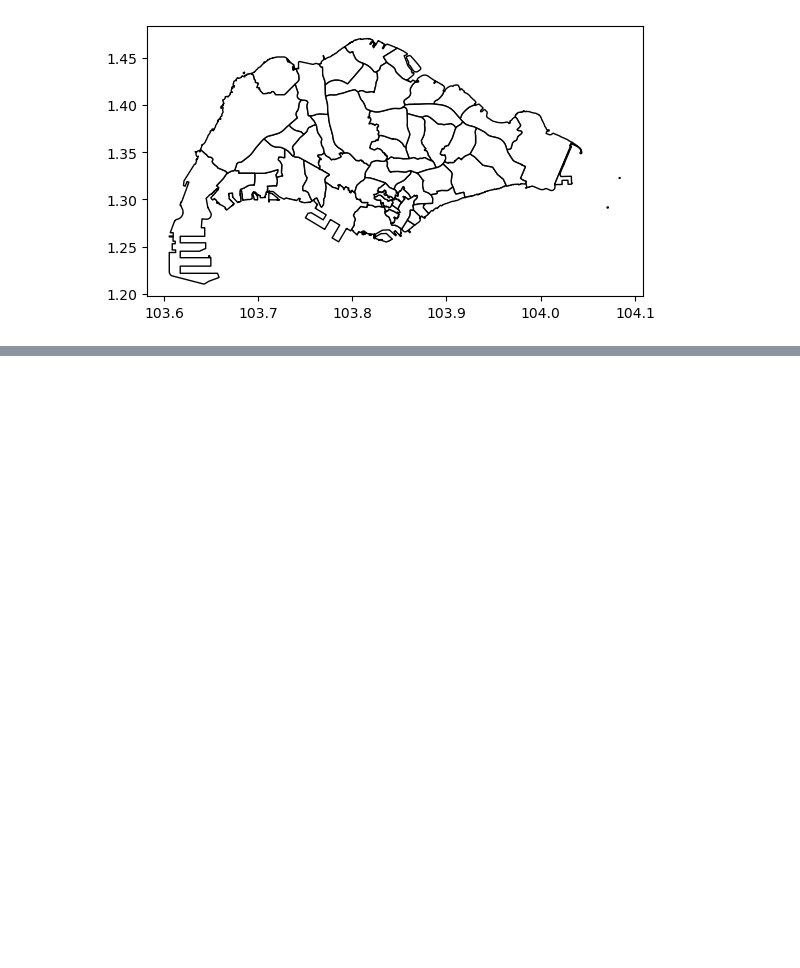
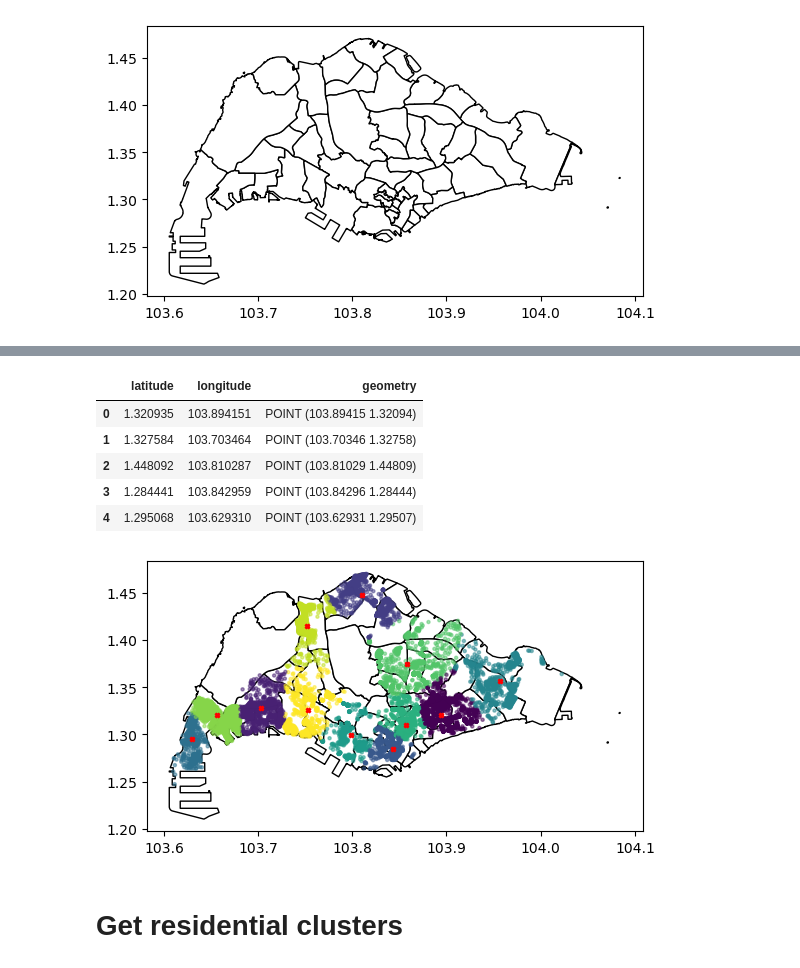
Before and after one commit to pakhuiying/NCCS_analysis, a Jupyter notebook: workplace_residential_cluster.ipynb, the cells around one changed output, grey strips where cells are left out. Saved outputs shown, nothing was run; the diff lists cells and outputs as text; code cells hidden in the pictures; blank space fills up the shorter version.

Commit message:
identified workplace and residential clusters

```diff
--- a/workplace_residential_cluster.ipynb
+++ b/workplace_residential_cluster.ipynb
@@ -277,0 +272,13 @@ work_cluster_centers.plot(ax=ax,markersize=10,marker='X',color='red')
+# %%
+workplace_cluster = get_KMeans_clusters(commercial_shp_clip, mask=SG_PA,n_clusters=12)
+workplace_cluster.head()
+# %% [output]
+|  | latitude | longitude | geometry |
+| 0 | 1.320935 | 103.894151 | POINT (103.89415 1.32094) |
+| 1 | 1.327584 | 103.703464 | POINT (103.70346 1.32758) |
+| 2 | 1.448092 | 103.810287 | POINT (103.81029 1.44809) |
+| 3 | 1.284441 | 103.842959 | POINT (103.84296 1.28444) |
+| 4 | 1.295068 | 103.629310 | POINT (103.62931 1.29507) |
+[figure, added]
+# %% [markdown]
+# Get residential clusters
```
Also changed, not shown: parts of 21 cells of this notebook.
